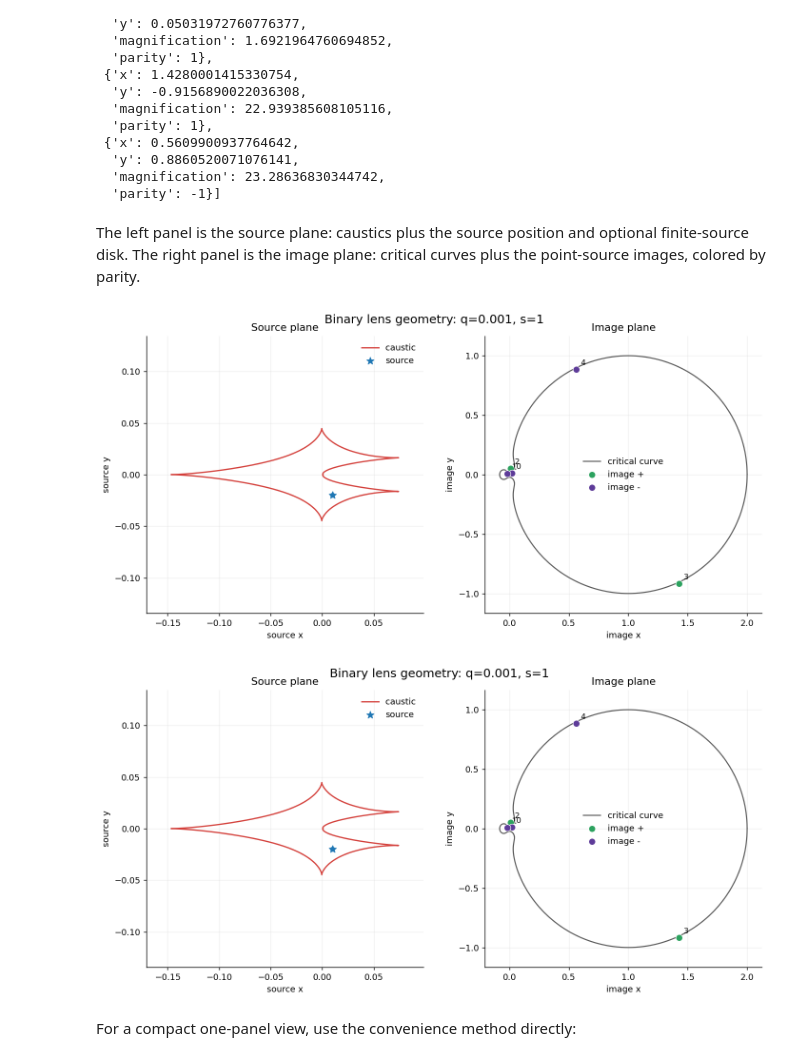
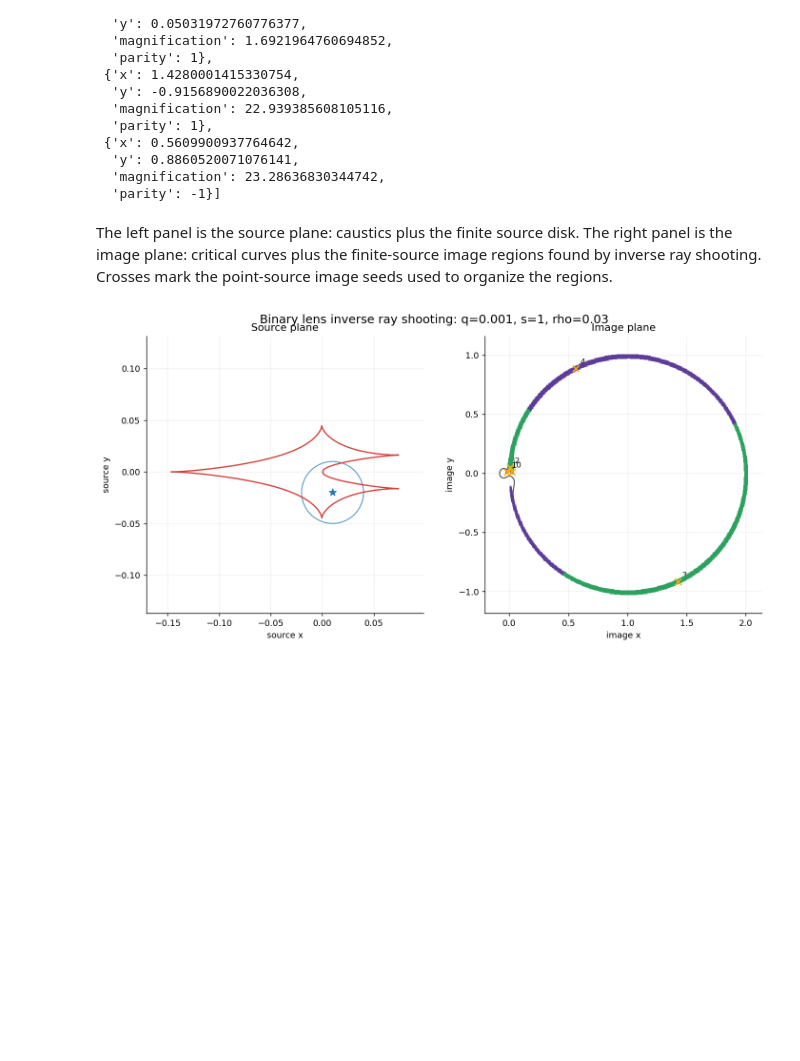
Before and after one commit to NunotaKansuke/lcbinint, a Jupyter notebook: example/image-plane/image_plane_geometry.ipynb, the cells around one changed output. Cells and saved outputs as stored; diff of their text form; code cells hidden in the pictures; blank space fills up the shorter version.

Commit message:
plot inverse ray image regions

```diff
--- a/example/image-plane/image_plane_geometry.ipynb
+++ b/example/image-plane/image_plane_geometry.ipynb
@@ -37,7 +37,7 @@ plane = lcbinint.image.binary(
     s=1.0,
     x=0.01,
     y=-0.02,
-    rho=2.0e-3,
+    rho=3.0e-2,
     n_points=900,
 )
 
@@ -73,11 +73,11 @@ images = plane.image_table()
   'magnification': 23.28636830344742,
   'parity': -1}]
 # %% [markdown]
-The left panel is the source plane: caustics plus the source position and optional finite-source disk. The right panel is the image plane: critical curves plus the point-source images, colored by parity.
+The left panel is the source plane: caustics plus the finite source disk. The right panel is the image plane: critical curves plus the finite-source image regions found by inverse ray shooting. Crosses mark the point-source image seeds used to organize the regions.
 # %%
-def plot_branches(ax, branches, *, color, lw, label, alpha=1.0):
-    for i, (xs, ys) in enumerate(zip(branches.x, branches.y)):
-        ax.plot(xs, ys, color=color, lw=lw, alpha=alpha, label=label if i == 0 else None)
+def plot_branches(ax, branches, *, color, lw, alpha=1.0):
+    for xs, ys in zip(branches.x, branches.y):
+        ax.plot(xs, ys, color=color, lw=lw, alpha=alpha)
 
 
 def set_square_limits(ax, xs, ys, *, pad=0.12):
@@ -88,50 +88,54 @@ def set_square_limits(ax, xs, ys, *, pad=0.12):
     span = max(np.nanmax(xs) - np.nanmin(xs), np.nanmax(ys) - np.nanmin(ys))
     span = span * (1.0 + pad) if span > 0 else 1.0
     ax.set_xlim(cx - 0.5 * span, cx + 0.5 * span)
     ax.set_ylim(cy - 0.5 * span, cy + 0.5 * span)
 
 
 caustics = plane.caustics()
 critical = plane.critical_curves()
+regions = plane.ray_shooting_images(resolution=520)
+seed_xy = plane.seeds()
 
 fig, (ax_source, ax_image) = plt.subplots(1, 2, figsize=(11, 5.2), constrained_layout=True)
 
-plot_branches(ax_source, caustics, color="#d43f3a", lw=1.5, label="caustic")
-ax_source.scatter([plane.x], [plane.y], s=72, marker="*", color="#1f77b4", zorder=5, label="source")
+plot_branches(ax_source, caustics, color="#d43f3a", lw=1.5)
+ax_source.scatter([plane.x], [plane.y], s=72, marker="*", color="#1f77b4", zorder=5)
 ax_source.add_patch(plt.Circle((plane.x, plane.y), plane.rho, fill=False, color="#1f77b4", lw=1.1, alpha=0.8))
 ax_source.set_title("Source plane")
 ax_source.set_xlabel("source x")
 ax_source.set_ylabel("source y")
 
 source_xs = [x for branch in caustics.x for x in branch] + [plane.x - plane.rho, plane.x + plane.rho]
 source_ys = [y for branch in caustics.y for y in branch] + [plane.y - plane.rho, plane.y + plane.rho]
 set_square_limits(ax_source, source_xs, source_ys, pad=0.22)
 
-plot_branches(ax_image, critical, color="0.35", lw=1.3, label="critical curve")
-positive = images[images["parity"] > 0]
-negative = images[images["parity"] < 0]
-if len(positive):
-    ax_image.scatter(positive["x"], positive["y"], s=62, color="#2ca25f", edgecolor="white", lw=0.7, zorder=5, label="image +")
-if len(negative):
-    ax_image.scatter(negative["x"], negative["y"], s=62, color="#5e3c99", edgecolor="white", lw=0.7, zorder=5, label="image -")
-for i, row in enumerate(images):
-    ax_image.annotate(str(i), (row["x"], row["y"]), xytext=(5, 5), textcoords="offset points", fontsize=9)
+plot_branches(ax_image, critical, color="0.35", lw=1.3)
+region_colors = {1: "#2ca25f", -1: "#5e3c99"}
+for region in regions:
+    if len(region.points) == 0:
+        continue
+    ax_image.scatter(
+        region.points[:, 0], region.points[:, 1],
+        s=3, marker="s", linewidth=0, alpha=0.62,
+        color=region_colors.get(region.parity, "0.25"),
+        zorder=4,
+    )
+ax_image.scatter(seed_xy[:, 0], seed_xy[:, 1], s=58, marker="x", color="#ffb000", linewidth=1.6, zorder=6)
+for region in regions:
+    ax_image.annotate(str(region.index), region.seed, xytext=(5, 5), textcoords="offset points", fontsize=9)
 ax_image.set_title("Image plane")
 ax_image.set_xlabel("image x")
 ax_image.set_ylabel("image y")
 
-image_xs = [x for branch in critical.x for x in branch] + images["x"].tolist()
-image_ys = [y for branch in critical.y for y in branch] + images["y"].tolist()
+image_points = np.vstack([r.points for r in regions if len(r.points)])
+image_xs = [x for branch in critical.x for x in branch] + image_points[:, 0].tolist() + seed_xy[:, 0].tolist()
+image_ys = [y for branch in critical.y for y in branch] + image_points[:, 1].tolist() + seed_xy[:, 1].tolist()
 set_square_limits(ax_image, image_xs, image_ys, pad=0.12)
 
 for ax in (ax_source, ax_image):
     ax.set_aspect("equal", adjustable="box")
-    ax.legend(frameon=False, loc="best")
 
-fig.suptitle(f"Binary lens geometry: q={plane.q:g}, s={plane.s:g}", y=1.02, fontsize=14)
-fig
+fig.suptitle(f"Binary lens inverse ray shooting: q={plane.q:g}, s={plane.s:g}, rho={plane.rho:g}", y=1.02, fontsize=14)
+plt.show()
 # %% [output]
-[figure, old version]
+[figure, new version]
-[figure, removed]
-# %% [markdown]
-For a compact one-panel view, use the convenience method directly:
```
Also changed, not shown: parts of 2 cells of this notebook, 3 other files.
